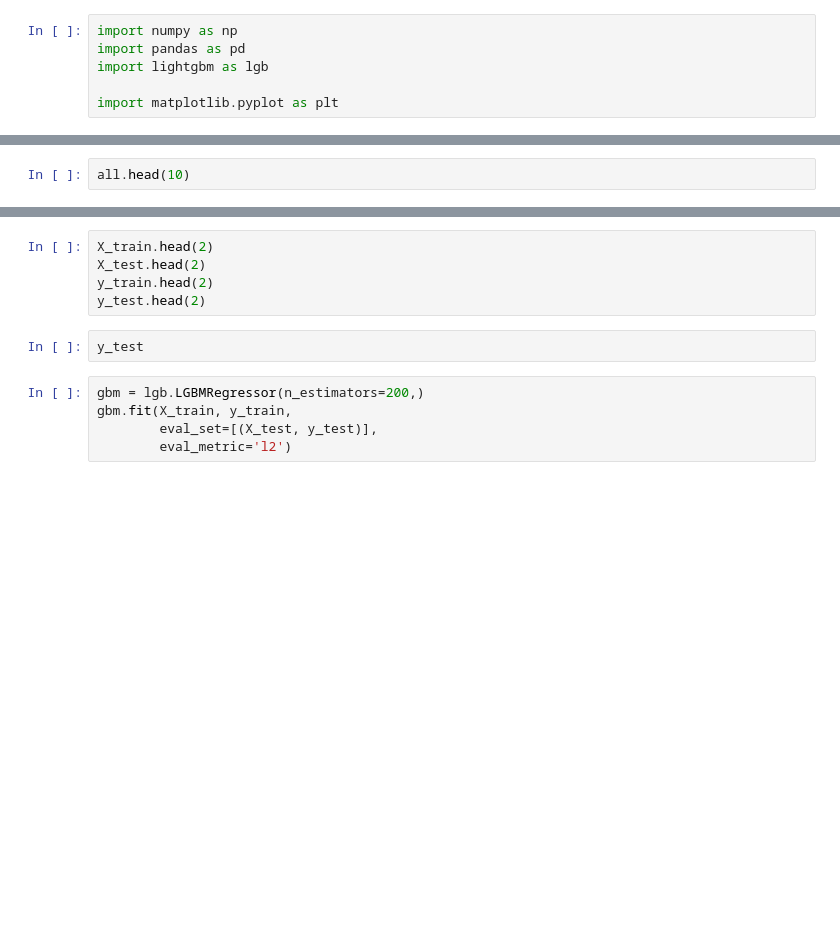
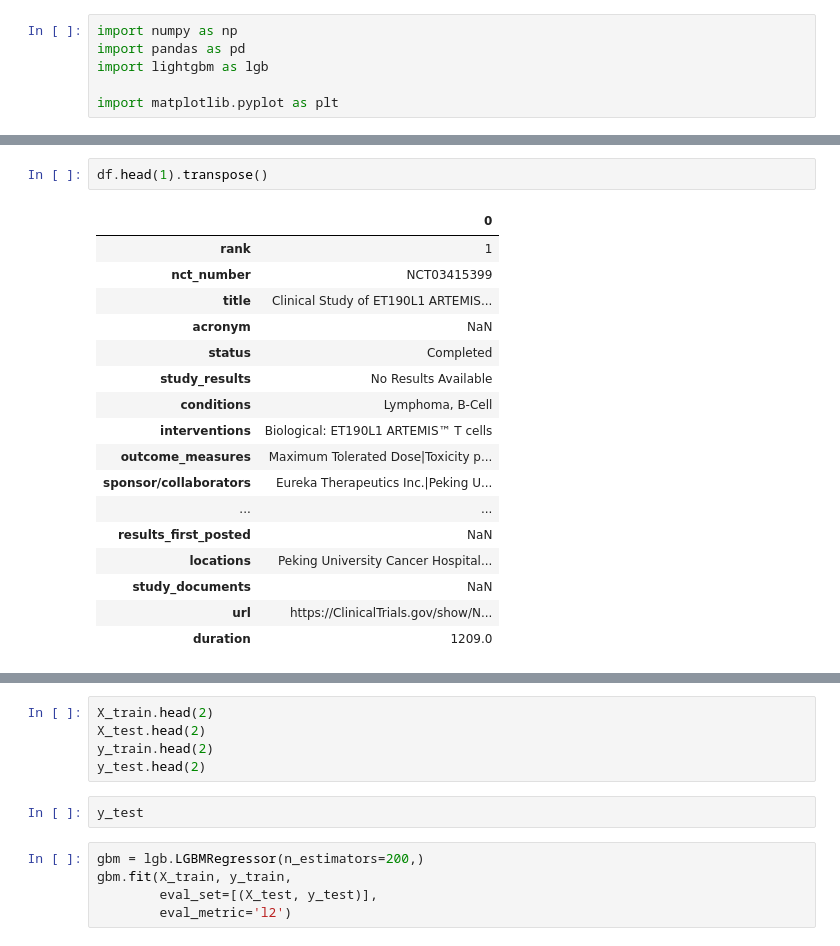
Before and after one commit to judichunt/clinical-studies-duration, a Jupyter notebook: src/Untitled.ipynb, the cells around one changed output, grey strips where cells are left out. Cells and saved outputs as stored; diff of their text form; blank space fills up the shorter version.

```diff
--- a/src/Untitled.ipynb
+++ b/src/Untitled.ipynb
@@ -32,3 +53,21 @@ all['Completion Time'] = all['Completion Time'].dt.days.astype(int)
 # %%
-all.head(10)
+df.head(1).transpose()
+# %% [output]
+|  | 0 |
+| rank | 1 |
+| nct_number | NCT03415399 |
+| title | Clinical Study of ET190L1 ARTEMIS... |
+| acronym | NaN |
+| status | Completed |
+| study_results | No Results Available |
+| conditions | Lymphoma, B-Cell |
+| interventions | Biological: ET190L1 ARTEMIS™ T cells |
+| outcome_measures | Maximum Tolerated Dose|Toxicity p... |
+| sponsor/collaborators | Eureka Therapeutics Inc.|Peking U... |
+| ... | ... |
+| results_first_posted | NaN |
+| locations | Peking University Cancer Hospital... |
+| study_documents | NaN |
+| url | https://ClinicalTrials.gov/show/N... |
+| duration | 1209.0 |
 # %%
```
Also changed, not shown: parts of 12 cells of this notebook, 3 other files.
